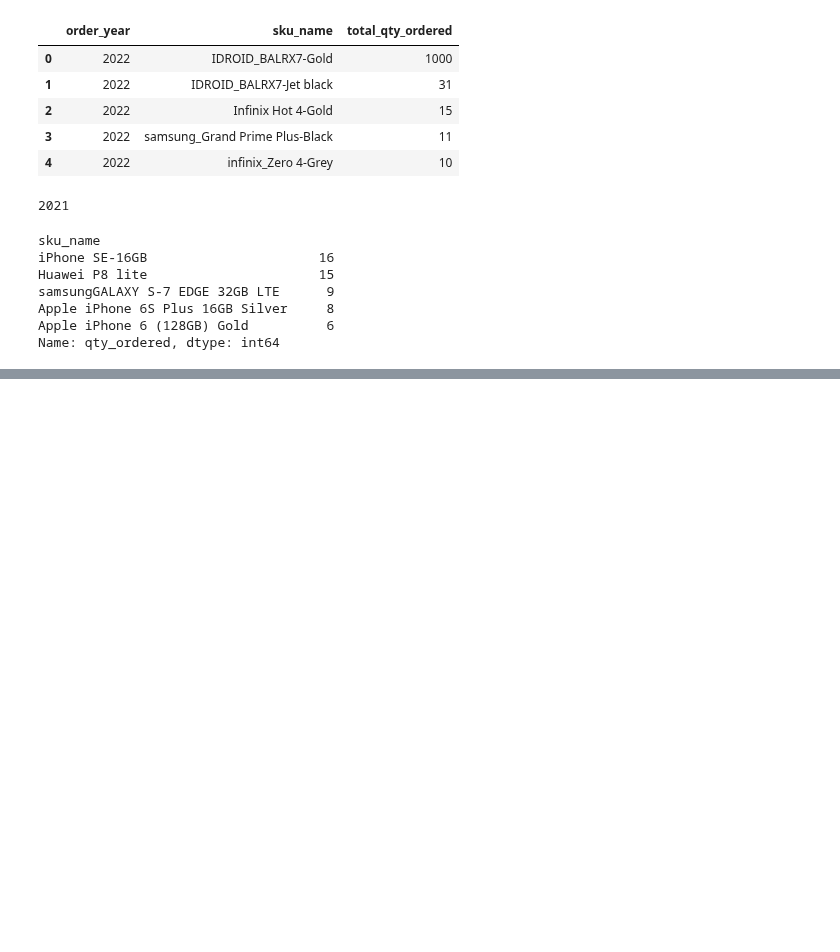
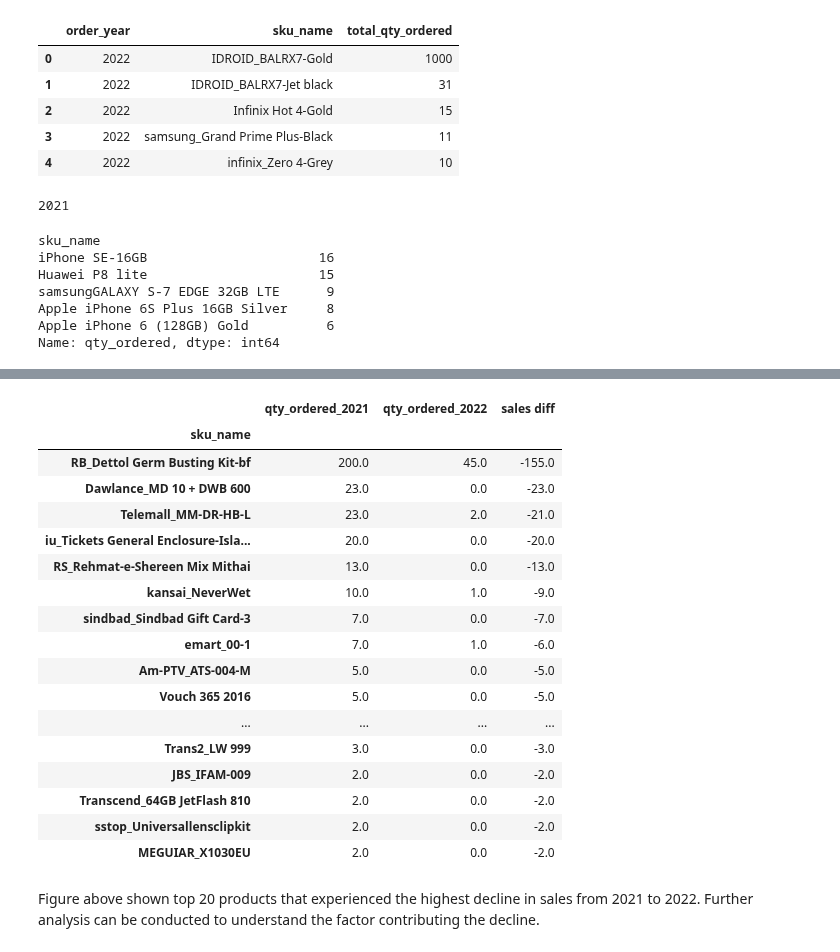
Before and after one commit to clarentcelsia/Analytics, a Jupyter notebook: ecommerce_product_sales.ipynb, the cells around one changed output, grey strips where cells are left out. Cells and saved outputs as stored; diff of their text form; code cells hidden in the pictures; blank space fills up the shorter version.

Commit message:
[add] sales

```diff
--- a/ecommerce_product_sales.ipynb
+++ b/ecommerce_product_sales.ipynb
@@ -281,7 +281,7 @@ pd.DataFrame(columns=['features', 'type', 'n unique', 'unique'], data=list_items
 Company plans to surprise the customer with the gift based on the highest quantity of Mobile & Tablets product purchased.
 # %%
 select_cols = ['order_date', 'sku_name', 'category', 'qty_ordered', 'is_valid']
-df_gift = df[select_cols]
+df_select = df[select_cols]
 # %%
 pd.reset_option('all')
 print('2022')
@@ -335,0 +339,13 @@ Name: qty_ordered, dtype: int64
+# %%
+df_result_21 = df_select[df_select.order_date.dt.year == 2021]\
+    .query("is_valid == 1 & category == 'Others'")\
+    .groupby(['sku_name'])['qty_ordered'].sum()
+
+df_result_22 = df_select[df_select.order_date.dt.year == 2022]\
+    .query("is_valid == 1 & category == 'Others'")\
+    .groupby(['sku_name'])['qty_ordered'].sum()
+
+print(2021)
+display(df_result_21.sort_values(ascending=False).head(10))
+print(2022)
+df_result_22.sort_values(ascending=False).head(10)
@@ -335,0 +379,8 @@ Name: qty_ordered, dtype: int64
+# %%
+df_merge_others = pd.merge(left=df_result_21, right=df_result_22, how='outer', on=['sku_name'])
+df_merge_others.fillna(value=0, inplace=True)
+
+df_merge_others['sales diff'] = df_merge_others.qty_ordered_y - df_merge_others.qty_ordered_x
+# %%
+df_merge_others.rename(columns={'qty_ordered_x':'qty_ordered_2021', 'qty_ordered_y':'qty_ordered_2022'},inplace=True)
+df_merge_others.head(5)
@@ -335,0 +395,23 @@ Name: qty_ordered, dtype: int64
+# %%
+df_merge_others.sort_values(by=['sales diff'],ascending=True).head(20)
+# %% [output]
+|  | qty_ordered_2021 | qty_ordered_2022 | sales diff |
+| sku_name |  |  |  |
+| RB_Dettol Germ Busting Kit-bf | 200.0 | 45.0 | -155.0 |
+| Dawlance_MD 10 + DWB 600 | 23.0 | 0.0 | -23.0 |
+| Telemall_MM-DR-HB-L | 23.0 | 2.0 | -21.0 |
+| iu_Tickets General Enclosure-Isla... | 20.0 | 0.0 | -20.0 |
+| RS_Rehmat-e-Shereen Mix Mithai | 13.0 | 0.0 | -13.0 |
+| kansai_NeverWet | 10.0 | 1.0 | -9.0 |
+| sindbad_Sindbad Gift Card-3 | 7.0 | 0.0 | -7.0 |
+| emart_00-1 | 7.0 | 1.0 | -6.0 |
+| Am-PTV_ATS-004-M | 5.0 | 0.0 | -5.0 |
+| Vouch 365 2016 | 5.0 | 0.0 | -5.0 |
+| ... | ... | ... | ... |
+| Trans2_LW 999 | 3.0 | 0.0 | -3.0 |
+| JBS_IFAM-009 | 2.0 | 0.0 | -2.0 |
+| Transcend_64GB JetFlash 810 | 2.0 | 0.0 | -2.0 |
+| sstop_Universallensclipkit | 2.0 | 0.0 | -2.0 |
+| MEGUIAR_X1030EU | 2.0 | 0.0 | -2.0 |
+# %% [markdown]
+Figure above shown top 20 products that experienced the highest decline in sales from 2021 to 2022. Further analysis can be conducted to understand the factor contributing the decline.
```
Also changed, not shown: parts of 28 cells of this notebook.
